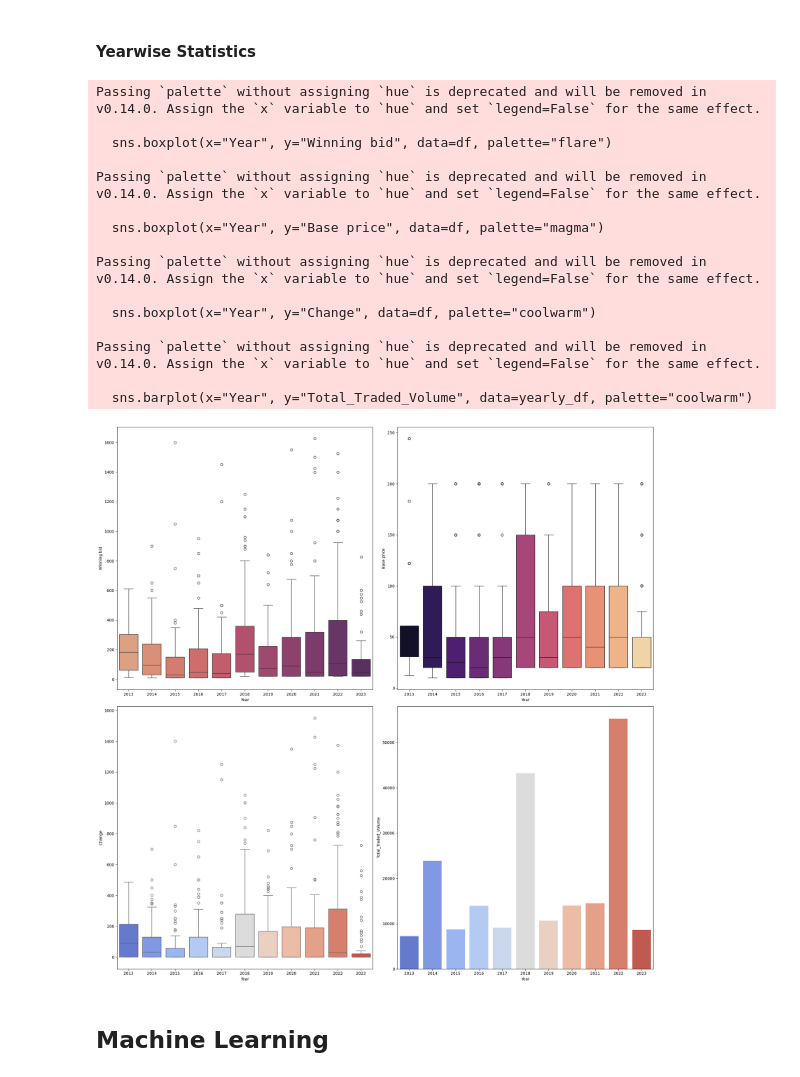
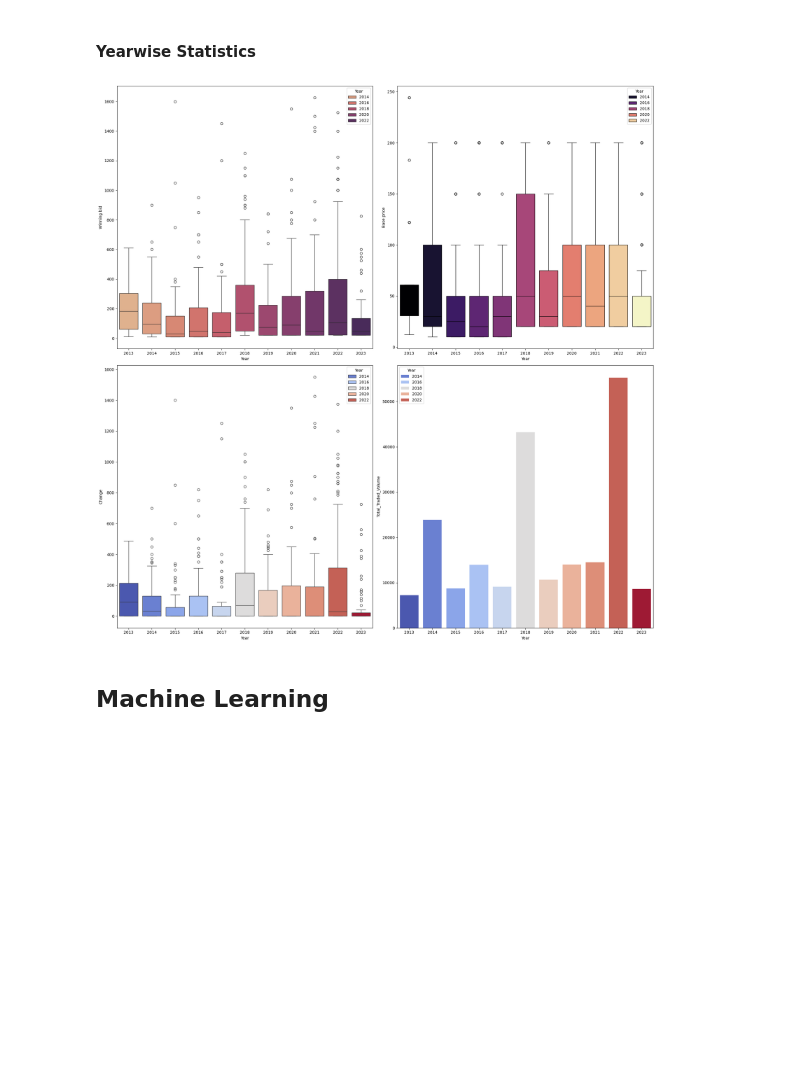
Before and after one commit to arhamaneeq/CFA_Analytics_Induction, a Jupyter notebook: edaNotebook.ipynb, the cells around one changed output. Drawn from its saved outputs; the diff is of its cells as text; code cells hidden in the pictures; blank space fills up the shorter version.

```diff
--- a/edaNotebook.ipynb
+++ b/edaNotebook.ipynb
@@ -390,38 +399,24 @@ Passing `palette` without assigning `hue` is deprecated and will be removed in v
 # %% [markdown]
 #### Yearwise Statistics
 # %%
+# Yearwise Data on Winning bid, Base Price, Change, and Total Traded Volume
 plt.figure(figsize=(20,20))
 plt.subplot(2, 2, 1)
-sns.boxplot(x="Year", y="Winning bid", data=df, palette="flare")
+sns.boxplot(x="Year", y="Winning bid", data=df, palette="flare", hue="Year")
 plt.tight_layout()
 plt.subplot(2,2,2)
-sns.boxplot(x="Year", y="Base price", data=df, palette="magma")
+sns.boxplot(x="Year", y="Base price", data=df, palette="magma", hue="Year")
 plt.tight_layout()
 plt.subplot(2,2,3)
-sns.boxplot(x="Year", y="Change", data=df, palette="coolwarm")
+sns.boxplot(x="Year", y="Change", data=df, palette="coolwarm", hue="Year")
 plt.tight_layout()
 plt.subplot(2, 2, 4)
-sns.barplot(x="Year", y="Total_Traded_Volume", data=yearly_df, palette="coolwarm")
+sns.barplot(x="Year", y="Total_Traded_Volume", data=yearly_df, palette="coolwarm", hue="Year")
 plt.tight_layout()
 
-plt.show()
+plt.show();
 # %% [output]
-Passing `palette` without assigning `hue` is deprecated and will be removed in v0.14.0. Assign the `x` variable to `hue` and set `legend=False` for the same effect.
-
-  sns.boxplot(x="Year", y="Winning bid", data=df, palette="flare")
-
-Passing `palette` without assigning `hue` is deprecated and will be removed in v0.14.0. Assign the `x` variable to `hue` and set `legend=False` for the same effect.
-
-  sns.boxplot(x="Year", y="Base price", data=df, palette="magma")
-
-Passing `palette` without assigning `hue` is deprecated and will be removed in v0.14.0. Assign the `x` variable to `hue` and set `legend=False` for the same effect.
-
-  sns.boxplot(x="Year", y="Change", data=df, palette="coolwarm")
-
-Passing `palette` without assigning `hue` is deprecated and will be removed in v0.14.0. Assign the `x` variable to `hue` and set `legend=False` for the same effect.
-
-  sns.barplot(x="Year", y="Total_Traded_Volume", data=yearly_df, palette="coolwarm")
-[figure, old version]
+[figure, new version]
 # %% [markdown]
 ## Machine Learning
 # %% [markdown]
```
Also changed, not shown: parts of 23 cells of this notebook.
